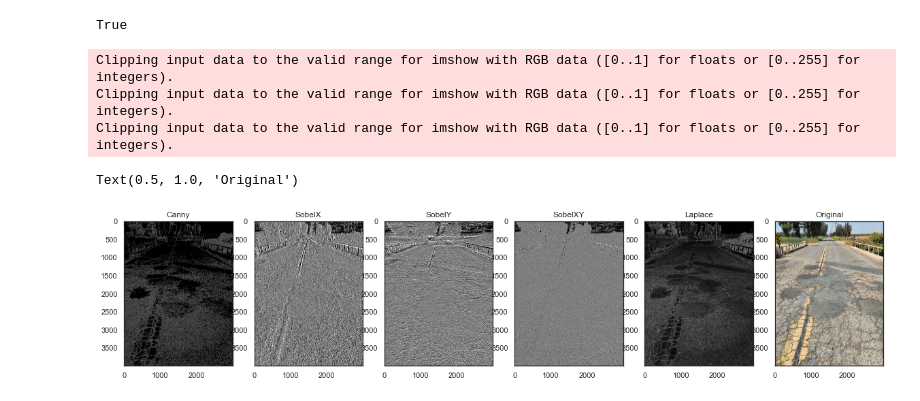
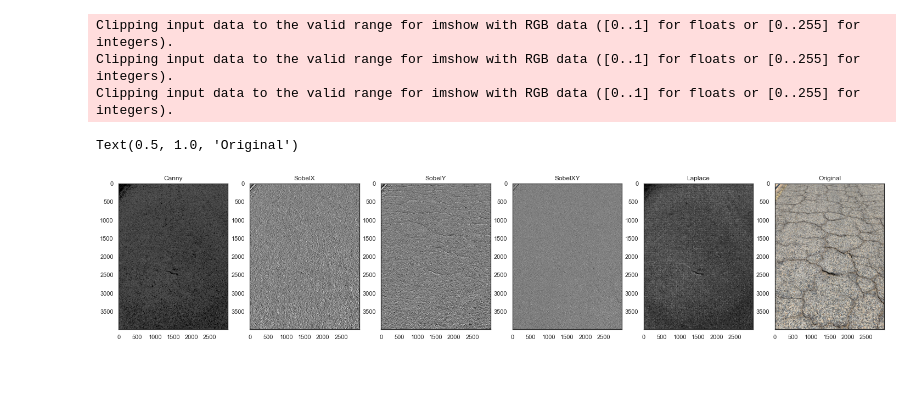
Before and after one commit to itspalomo/bridgeroadinspectiondrone, a Jupyter notebook: image_processing/edge_detection.ipynb, the cells around one changed output. Cells and saved outputs as stored; diff of their text form; code cells hidden in the pictures; blank space fills up the shorter version.

```diff
--- a/image_processing/edge_detection.ipynb
+++ b/image_processing/edge_detection.ipynb
@@ -33,6 +33,7 @@ sns.set_theme(style="white", palette="pastel")
 def edgeDetectLaplace(path):
     ddepth = cv2.CV_16S
     kernel_size = 3
+
     im=cv2.imread(f'{path}', cv2.IMREAD_COLOR)
     if im is None:
         print ('Error opening image')
@@ -42,10 +43,13 @@ def edgeDetectLaplace(path):
     #im = cv2.GaussianBlur(im, (3, 3), 0)
     # Laplace on a gray scale picture
     img_gray = cv2.cvtColor(im, cv2.COLOR_BGR2GRAY)
-    img_gray = cv2.cvtColor(img_gray, cv2.COLOR_BGR2RGB)
+    # Blur the image for better edge detection
+    img_blur = cv2.GaussianBlur(img_gray, (3,3), 0)
+
+    img_blur = cv2.cvtColor(img_gray, cv2.COLOR_BGR2RGB)
 
     # Apply Laplace function
-    dst = cv2.Laplacian(img_gray, ddepth, ksize=kernel_size)
+    dst = cv2.Laplacian(img_blur, ddepth, ksize=kernel_size)
 
     # converting back to uint8
     colorlaplace = cv2.convertScaleAbs(dst)
@@ -54,7 +58,7 @@ def edgeDetectLaplace(path):
     return colorlaplace
 # %%
 #path to images, may be different depending and where they are saved on your machine
-path = 'images/dsnamed/RO07.jpg'
+path = 'images/dsnamed/RO09.jpg'
 edge = edgeDetectSobel(path)
 edge2 = edgeDetectLaplace(path)
 canny = edge[0]
@@ -63,35 +67,32 @@ sobely = edge[2]
 sobelxy = edge[3]
 original = edge[4]
 laplace = edge2
-cv2.imwrite('therm.jpg',edge2)
-# %% [output]
-True
 # %%
 
 f, ax = plt.subplots(1,6)
-f.set_figheight(20)
-f.set_figwidth(20)
+f.set_figheight(25)
+f.set_figwidth(25)
 
 ax[0].imshow(canny)
 ax[0].set_title('Canny')
 
 ax[1].imshow(sobelx)
 ax[1].set_title('SobelX')
 
 ax[2].imshow(sobely)
 ax[2].set_title('SobelY')
 
 ax[3].imshow(sobelxy)
 ax[3].set_title('SobelXY')
 
 ax[4].imshow(laplace)
 ax[4].set_title('Laplace')
 
 ax[5].imshow(cv2.cvtColor(original, cv2.COLOR_BGR2RGB))
 ax[5].set_title('Original')
 # %% [output]
 Clipping input data to the valid range for imshow with RGB data ([0..1] for floats or [0..255] for integers).
 Clipping input data to the valid range for imshow with RGB data ([0..1] for floats or [0..255] for integers).
 Clipping input data to the valid range for imshow with RGB data ([0..1] for floats or [0..255] for integers).
 Text(0.5, 1.0, 'Original')
-[figure, old version]
+[figure, new version]
```
Also changed, not shown: parts of 2 cells of this notebook, 3 other files.
